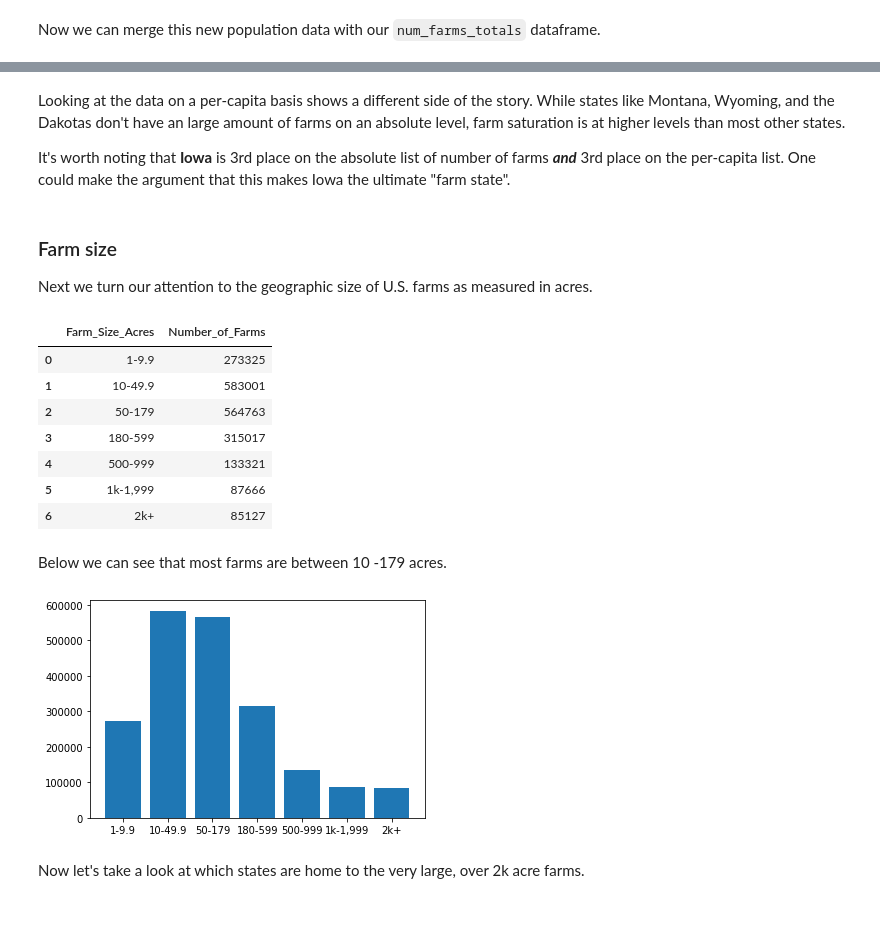
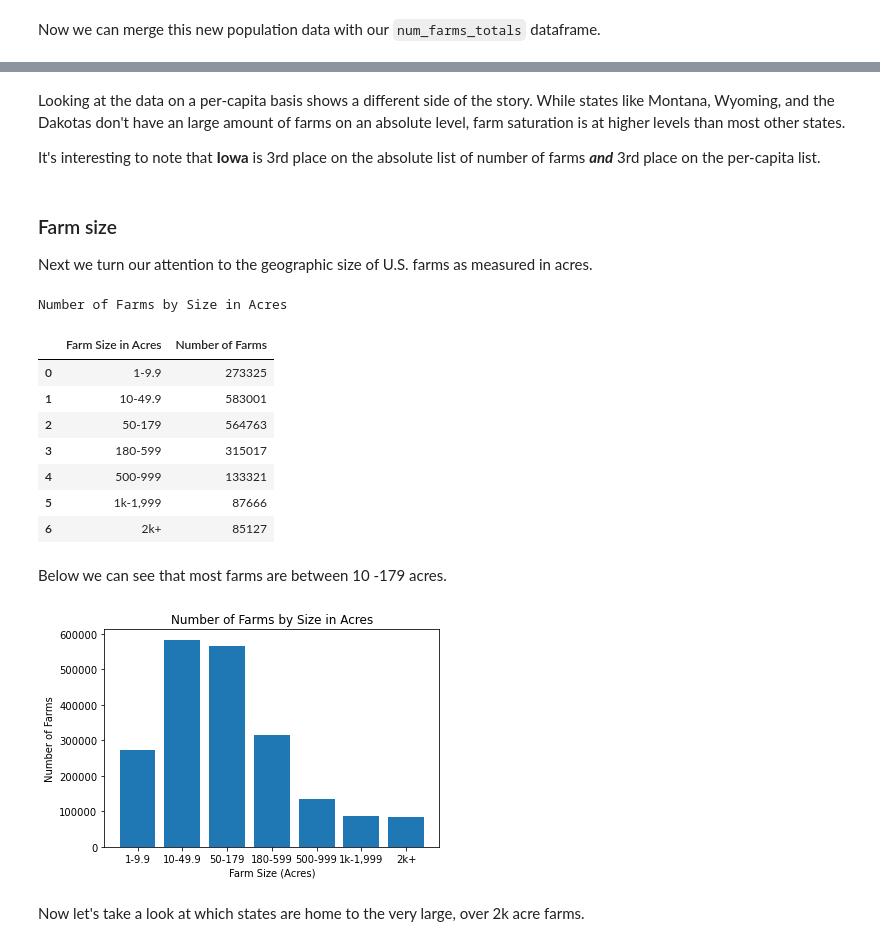
Before and after one commit to PateDHubbard/agg_census_data_analysis, a Jupyter notebook: notebook.ipynb, the cells around one changed output, grey strips where cells are left out. Cells and saved outputs as stored; diff of their text form; code cells hidden in the pictures; blank space fills up the shorter version.

```diff
--- a/notebook.ipynb
+++ b/notebook.ipynb
@@ -327,34 +326,43 @@ plot_map(farms_per_capita, "State", "Farms_per_1000_people", title="# of Farms p
 # %% [markdown]
 Looking at the data on a per-capita basis shows a different side of the story. While states like Montana, Wyoming, and the Dakotas don't have an large amount of farms on an absolute level, farm saturation is at higher levels than most other states.
 
-It's worth noting that **Iowa** is 3rd place on the absolute list of number of farms ***and*** 3rd place on the per-capita list. One could make the argument that this makes Iowa the ultimate "farm state".
+It's interesting to note that **Iowa** is 3rd place on the absolute list of number of farms ***and*** 3rd place on the per-capita list.
 # %% [markdown]
 ### Farm size
 Next we turn our attention to the geographic size of U.S. farms as measured in acres.
 # %%
-farm_size_text = {
-    "AREA OPERATED: (500 TO 999 ACRES)": "500-999",
-    "AREA OPERATED: (50 TO 179 ACRES)": "50-179",
-    "AREA OPERATED: (180 TO 499 ACRES)": "180-599",
-    "AREA OPERATED: (10.0 TO 49.9 ACRES)": "10-49.9",
-    "AREA OPERATED: (1.0 TO 9.9 ACRES)": "1-9.9",
-    "AREA OPERATED: (1,000 TO 1,999 ACRES)": "1k-1,999",
-    "AREA OPERATED: (2,000 OR MORE ACRES)": "2k+",
+farm_size_conversions = {
+    "AREA OPERATED: (500 TO 999 ACRES)": ["500-999", 5],
+    "AREA OPERATED: (50 TO 179 ACRES)": ["50-179", 3],
+    "AREA OPERATED: (180 TO 499 ACRES)": ["180-599", 4],
+    "AREA OPERATED: (10.0 TO 49.9 ACRES)": ["10-49.9", 2],
+    "AREA OPERATED: (1.0 TO 9.9 ACRES)": ["1-9.9", 1],
+    "AREA OPERATED: (1,000 TO 1,999 ACRES)": ["1k-1,999", 6],
+    "AREA OPERATED: (2,000 OR MORE ACRES)": ["2k+", 7],
 }
 # %%
 farm_sizes_df = num_farms_df.loc[
     (num_farms_df["agg_level_desc"] == "NATIONAL") &
     (~num_farms_df["domaincat_desc"].isnull()),
-    ["domaincat_desc", "value", "farm_size_value"]
+    ["domaincat_desc", "value"]
     ].copy()
+
+farm_sizes_df["farm_size_value"] = farm_sizes_df["domaincat_desc"].apply(lambda x: farm_size_conversions.get(x)[1])
 
 farm_sizes_df = farm_sizes_df.sort_values("farm_size_value").reset_index(drop=True)
 farm_sizes_df = farm_sizes_df.drop(columns=["farm_size_value"])
 farm_sizes_df.columns = ["Farm_Size_Acres", "Number_of_Farms"]
-farm_sizes_df["Farm_Size_Acres"] = farm_sizes_df["Farm_Size_Acres"].apply(lambda x: farm_size_text.get(x))
-farm_sizes_df
+farm_sizes_df["Farm_Size_Acres"] = farm_sizes_df["Farm_Size_Acres"].apply(lambda x: farm_size_conversions.get(x)[0])
+
+style_dataframe(
+    farm_sizes_df,
+    title="Number of Farms by Size in Acres",
+    column_names=["Farm Size in Acres", "Number of Farms"],
+    heatmap=True
+)
 # %% [output]
+Number of Farms by Size in Acres
-|  | Farm_Size_Acres | Number_of_Farms |
+|  | Farm Size in Acres | Number of Farms |
 | 0 | 1-9.9 | 273325 |
 | 1 | 10-49.9 | 583001 |
 | 2 | 50-179 | 564763 |
@@ -366,9 +374,12 @@ farm_sizes_df
 Below we can see that most farms are between 10 -179 acres.
 # %%
 plt.bar(farm_sizes_df["Farm_Size_Acres"], farm_sizes_df["Number_of_Farms"])
+plt.title("Number of Farms by Size in Acres")
+plt.xlabel("Farm Size (Acres)")
+plt.ylabel("Number of Farms")
 plt.show()
 # %% [output]
-[figure, old version]
+[figure, new version]
 # %% [markdown]
 Now let's take a look at which states are home to the very large, over 2k acre farms.
 # %%
```
Also changed, not shown: parts of 60 cells of this notebook, 2 other files.
